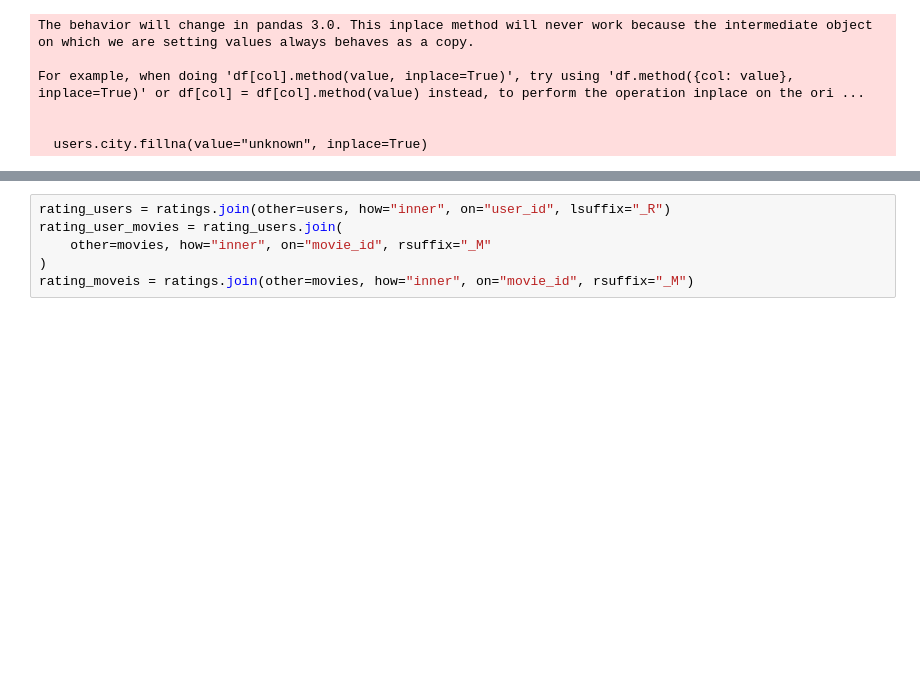
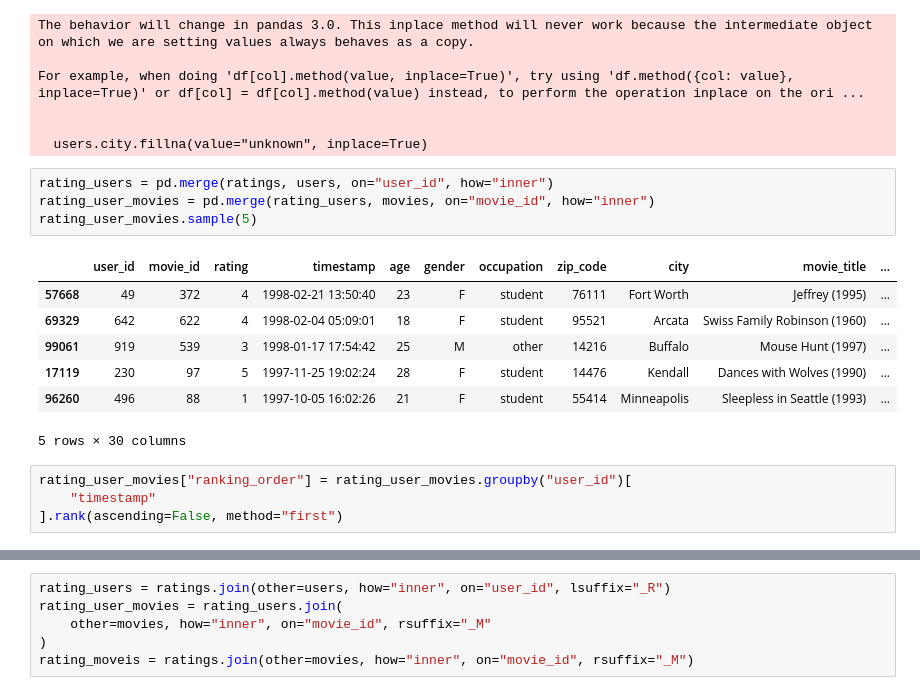
Before and after one commit to Rakdol/Recommendations, a Jupyter notebook: notebooks/EDA.ipynb, the cells around one changed output, grey strips where cells are left out. Drawn from its saved outputs; the diff is of its cells as text; blank space fills up the shorter version.

```diff
--- a/notebooks/EDA.ipynb
+++ b/notebooks/EDA.ipynb
@@ -323,3 +323,19 @@ For example, when doing 'df[col].method(value, inplace=True)', try using 'df.met
 
 
   users.city.fillna(value="unknown", inplace=True)
+# %%
+rating_users = pd.merge(ratings, users, on="user_id", how="inner")
+rating_user_movies = pd.merge(rating_users, movies, on="movie_id", how="inner")
+rating_user_movies.sample(5)
+# %% [output]
+|  | user_id | movie_id | rating | timestamp | age | gender | occupation | zip_code | city | movie_title | ... |
+| 57668 | 49 | 372 | 4 | 1998-02-21 13:50:40 | 23 | F | student | 76111 | Fort Worth | Jeffrey (1995) | ... |
+| 69329 | 642 | 622 | 4 | 1998-02-04 05:09:01 | 18 | F | student | 95521 | Arcata | Swiss Family Robinson (1960) | ... |
+| 99061 | 919 | 539 | 3 | 1998-01-17 17:54:42 | 25 | M | other | 14216 | Buffalo | Mouse Hunt (1997) | ... |
+| 17119 | 230 | 97 | 5 | 1997-11-25 19:02:24 | 28 | F | student | 14476 | Kendall | Dances with Wolves (1990) | ... |
+| 96260 | 496 | 88 | 1 | 1997-10-05 16:02:26 | 21 | F | student | 55414 | Minneapolis | Sleepless in Seattle (1993) | ... |
+5 rows × 30 columns
+# %%
+rating_user_movies["ranking_order"] = rating_user_movies.groupby("user_id")[
+    "timestamp"
+].rank(ascending=False, method="first")
```
Also changed, not shown: parts of 9 cells of this notebook, 10 other files.
